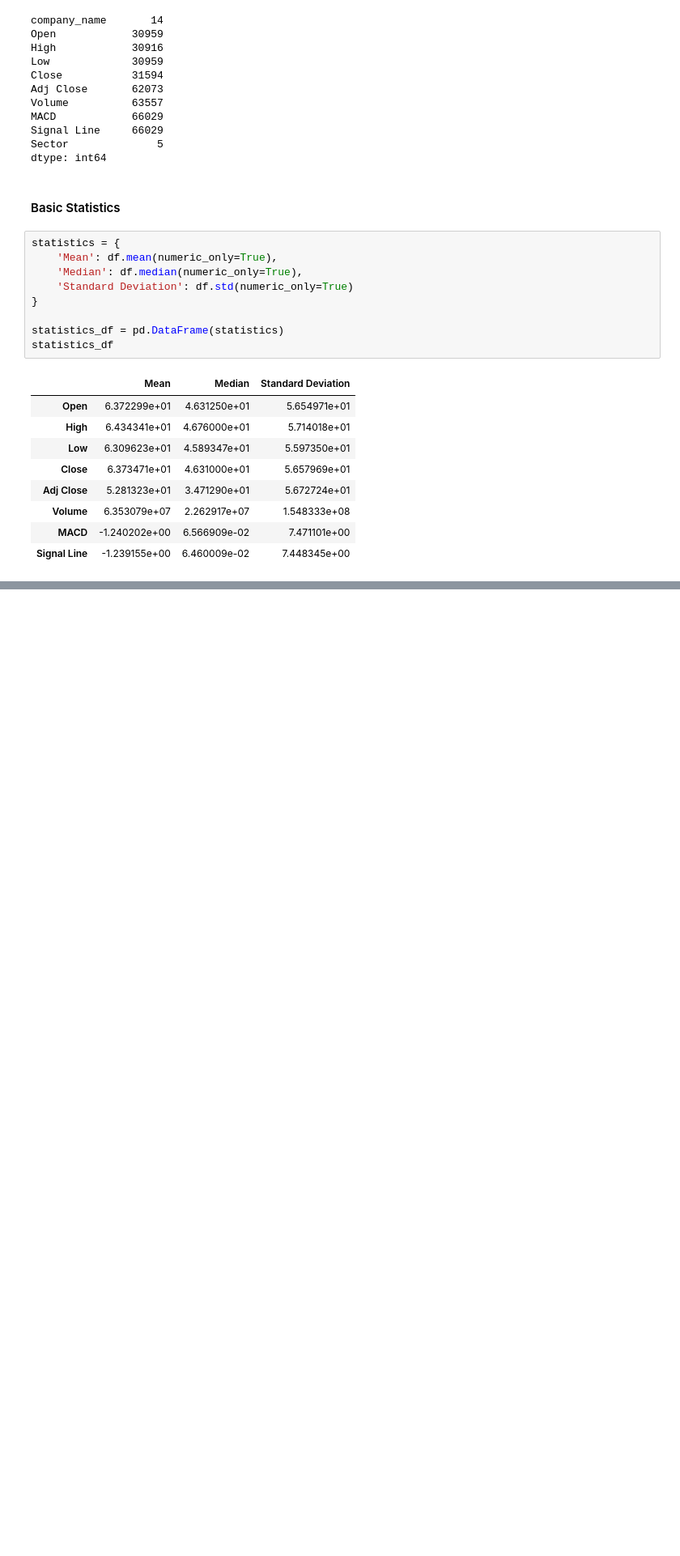
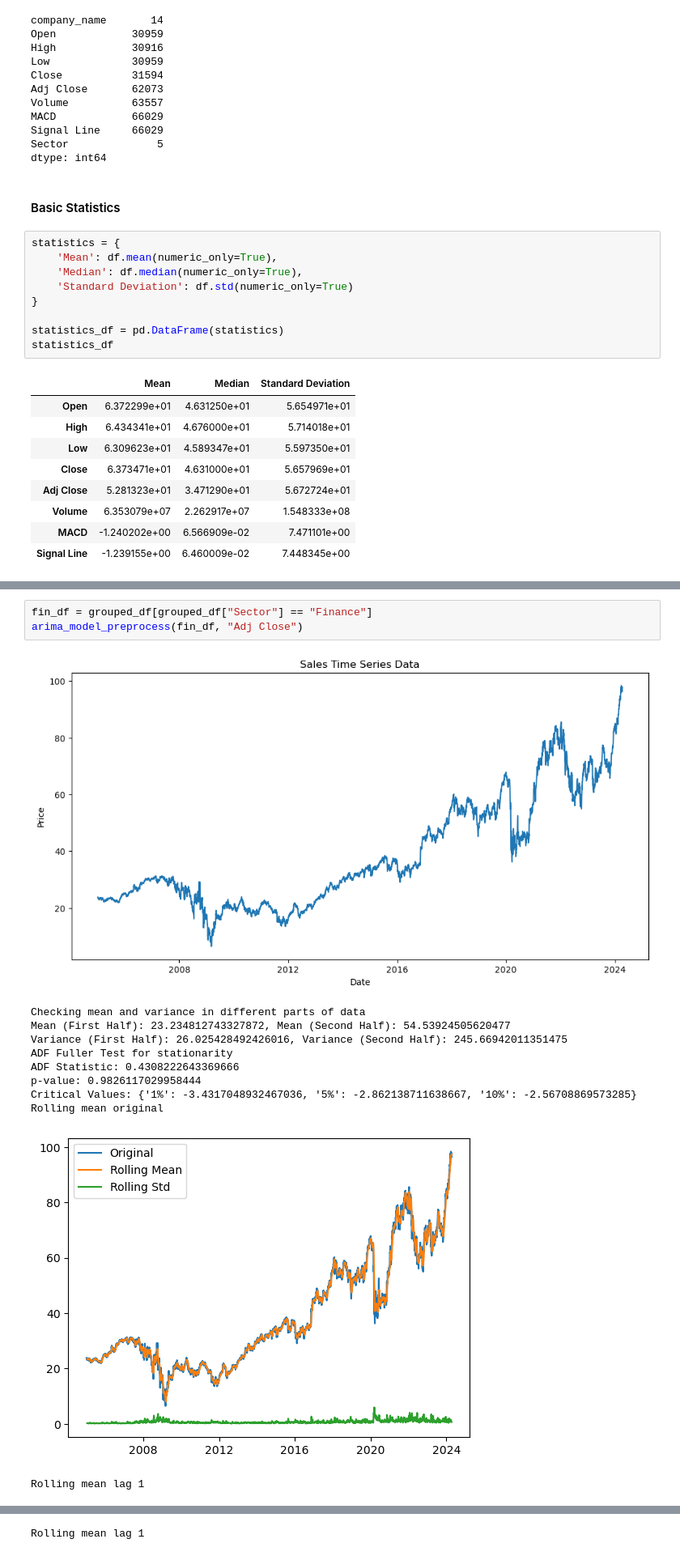
Before and after one commit to manasmaskar/Yfin_dataWrangling, a Jupyter notebook: MLAnalysis.ipynb, the cells around one changed output, grey strips where cells are left out. Shown at 81% size. Drawn from its saved outputs; the diff is of its cells as text; blank space fills up the shorter version.

```diff
--- a/MLAnalysis.ipynb
+++ b/MLAnalysis.ipynb
@@ -187,0 +330,15 @@ None inf
+# %%
+fin_df = grouped_df[grouped_df["Sector"] == "Finance"]
+arima_model_preprocess(fin_df, "Adj Close")
+# %% [output]
+[figure, added]
+Checking mean and variance in different parts of data
+Mean (First Half): 23.234812743327872, Mean (Second Half): 54.53924505620477
+Variance (First Half): 26.025428492426016, Variance (Second Half): 245.66942011351475
+ADF Fuller Test for stationarity
+ADF Statistic: 0.4308222643369666
+p-value: 0.9826117029958444
+Critical Values: {'1%': -3.4317048932467036, '5%': -2.862138711638667, '10%': -2.56708869573285}
+Rolling mean original
+[figure, added]
+Rolling mean lag 1
@@ -187,0 +346 @@ None inf
+Rolling mean lag 1
```
Also changed, not shown: parts of 26 cells of this notebook.
